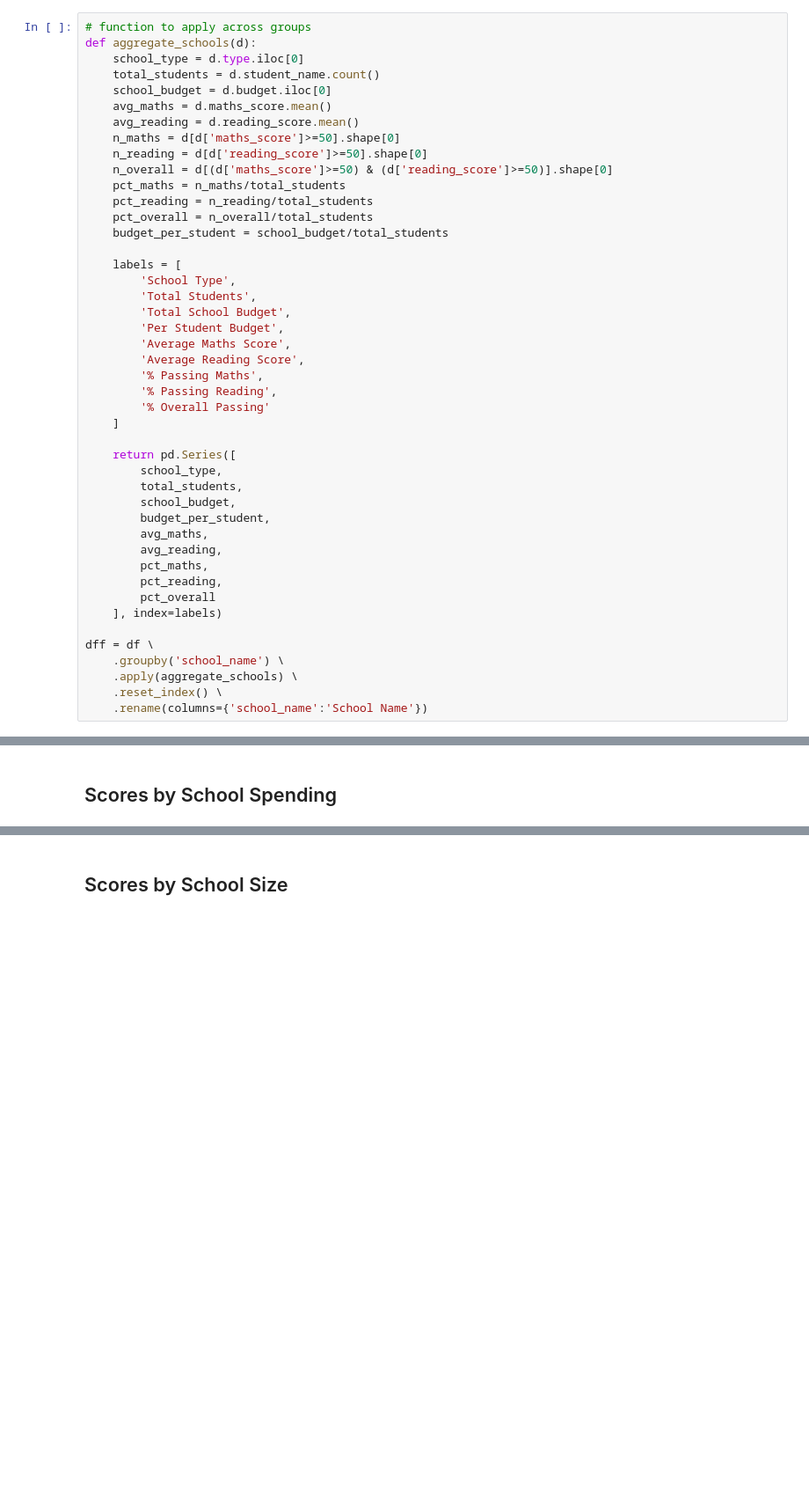
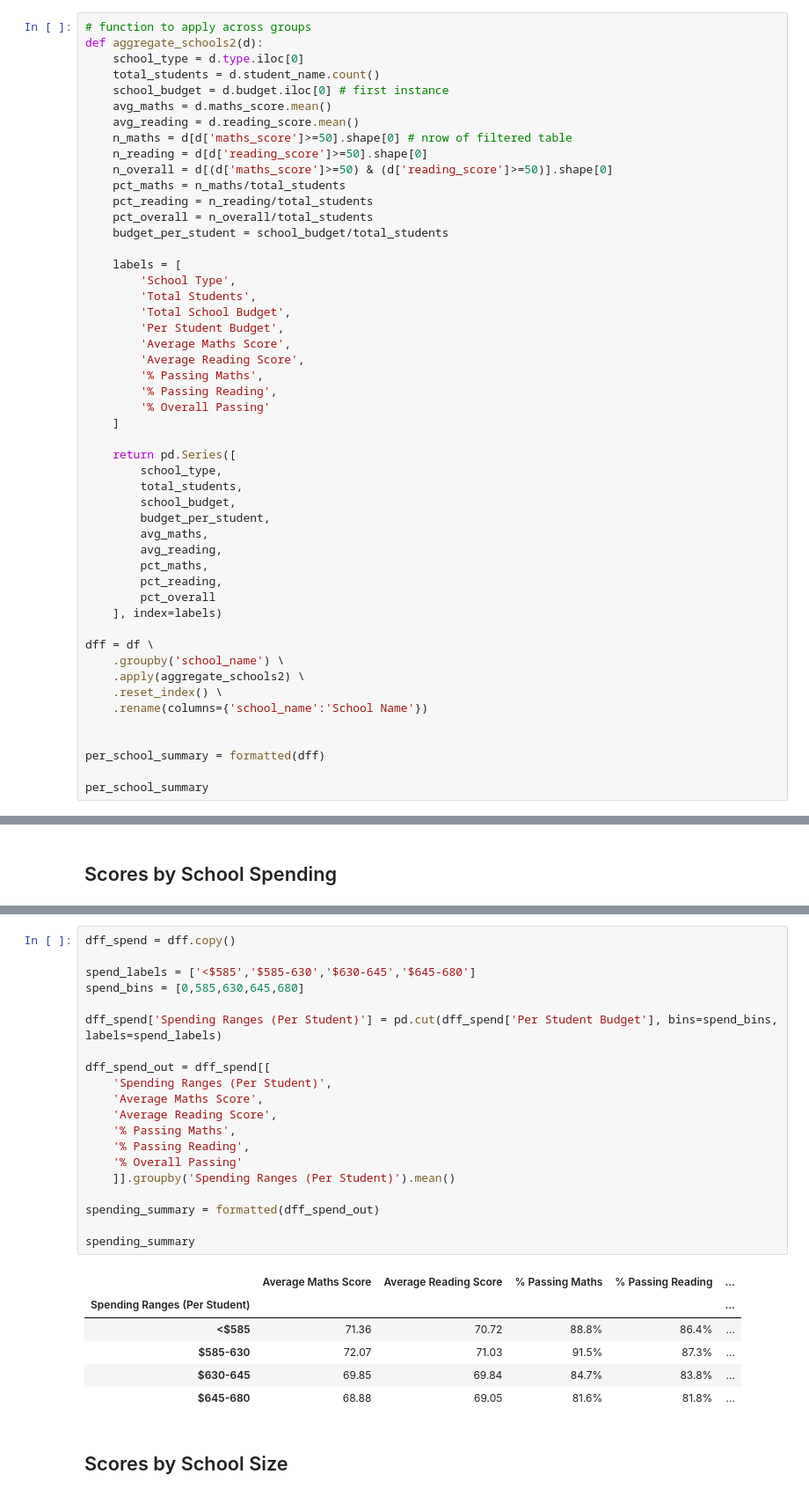
Before and after one commit to tpisel/pandas-challenge, a Jupyter notebook: PyCitySchools/analysis.ipynb, the cells around one changed output, grey strips where cells are left out. Shown: that part at 88% size. Drawn from its saved outputs; the diff is of its cells as text; blank space fills up the shorter version.

```diff
--- a/PyCitySchools/analysis.ipynb
+++ b/PyCitySchools/analysis.ipynb
@@ -65,12 +103,12 @@ df.head()
 # %%
 # function to apply across groups
-def aggregate_schools(d):
+def aggregate_schools2(d):
     school_type = d.type.iloc[0]
     total_students = d.student_name.count()
-    school_budget = d.budget.iloc[0]
+    school_budget = d.budget.iloc[0] # first instance
     avg_maths = d.maths_score.mean()
     avg_reading = d.reading_score.mean()
-    n_maths = d[d['maths_score']>=50].shape[0]
+    n_maths = d[d['maths_score']>=50].shape[0] # nrow of filtered table
     n_reading = d[d['reading_score']>=50].shape[0]
     n_overall = d[(d['maths_score']>=50) & (d['reading_score']>=50)].shape[0]
     pct_maths = n_maths/total_students
@@ -104,6 +142,11 @@ def aggregate_schools(d):
 
 dff = df \
     .groupby('school_name') \
-    .apply(aggregate_schools) \
+    .apply(aggregate_schools2) \
     .reset_index() \
     .rename(columns={'school_name':'School Name'})
+
+
+per_school_summary = formatted(dff)
+
+per_school_summary
@@ -289,2 +257,29 @@ df[['school_name','reading_score','year']] \
+# %%
+dff_spend = dff.copy()
+
+spend_labels = ['<$585','$585-630','$630-645','$645-680']
+spend_bins = [0,585,630,645,680]
+
+dff_spend['Spending Ranges (Per Student)'] = pd.cut(dff_spend['Per Student Budget'], bins=spend_bins, labels=spend_labels)
+
+dff_spend_out = dff_spend[[
+    'Spending Ranges (Per Student)',
+    'Average Maths Score',
+    'Average Reading Score',
+    '% Passing Maths',
+    '% Passing Reading',
+    '% Overall Passing'
+    ]].groupby('Spending Ranges (Per Student)').mean()
+
+spending_summary = formatted(dff_spend_out)
+
+spending_summary
+# %% [output]
+|  | Average Maths Score | Average Reading Score | % Passing Maths | % Passing Reading | ... |
+| Spending Ranges (Per Student) |  |  |  |  | ... |
+| <$585 | 71.36 | 70.72 | 88.8% | 86.4% | ... |
+| $585-630 | 72.07 | 71.03 | 91.5% | 87.3% | ... |
+| $630-645 | 69.85 | 69.84 | 84.7% | 83.8% | ... |
+| $645-680 | 68.88 | 69.05 | 81.6% | 81.8% | ... |
 # %% [markdown]
 ## Scores by School Size
```
Also changed, not shown: parts of 28 cells of this notebook, 2 other files.
